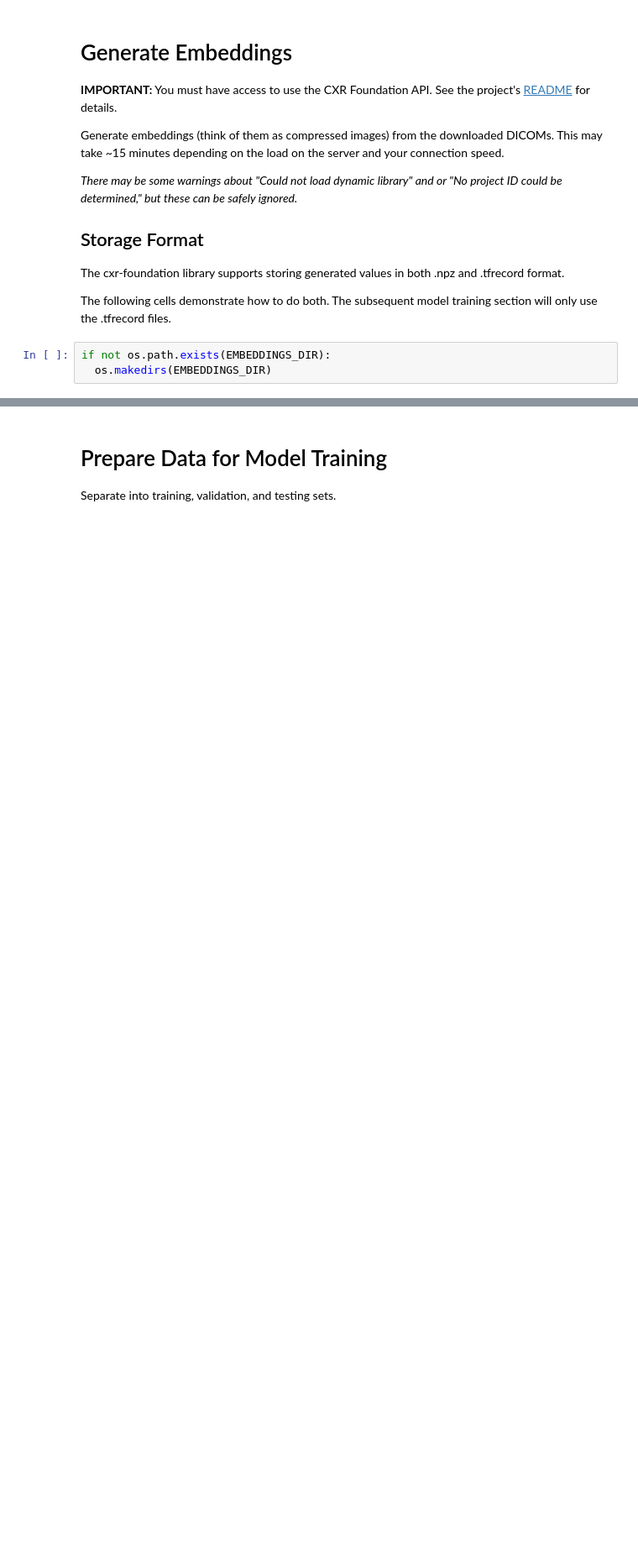
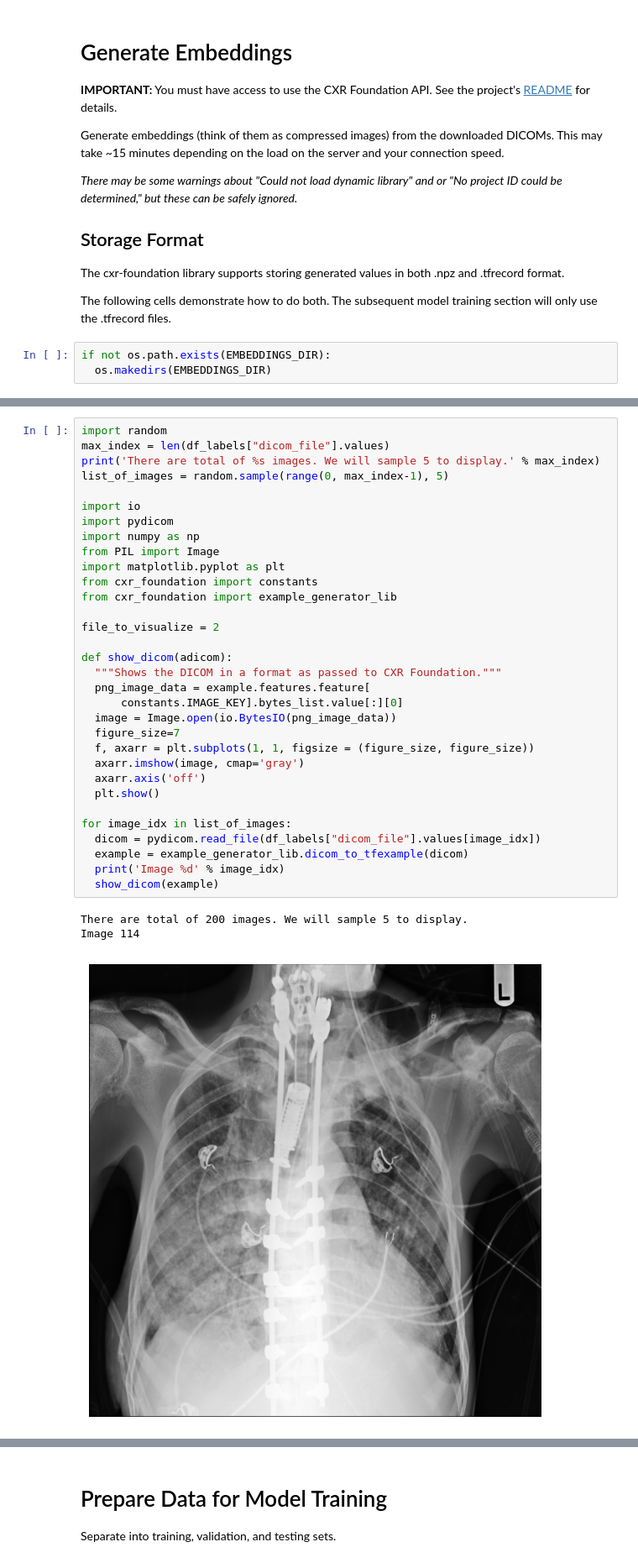
Before and after one commit to Google-Health/imaging-research, a Jupyter notebook: cxr-foundation/CXR_Foundation_Demo.ipynb, the cells around one changed output, grey strips where cells are left out. Shown at 84% size. Cells and saved outputs as stored; diff of their text form; blank space fills up the shorter version.

```diff
--- a/cxr-foundation/CXR_Foundation_Demo.ipynb
+++ b/cxr-foundation/CXR_Foundation_Demo.ipynb
@@ -122,0 +167,36 @@ if not os.path.exists(EMBEDDINGS_DIR):
+# %%
+import random
+max_index = len(df_labels["dicom_file"].values)
+print('There are total of %s images. We will sample 5 to display.' % max_index)
+list_of_images = random.sample(range(0, max_index-1), 5)
+
+import io
+import pydicom
+import numpy as np
+from PIL import Image
+import matplotlib.pyplot as plt
+from cxr_foundation import constants
+from cxr_foundation import example_generator_lib
+
+file_to_visualize = 2
+
+def show_dicom(adicom):
+  """Shows the DICOM in a format as passed to CXR Foundation."""
+  png_image_data = example.features.feature[
+      constants.IMAGE_KEY].bytes_list.value[:][0]
+  image = Image.open(io.BytesIO(png_image_data))
+  figure_size=7
+  f, axarr = plt.subplots(1, 1, figsize = (figure_size, figure_size))
+  axarr.imshow(image, cmap='gray')
+  axarr.axis('off')
+  plt.show()
+
+for image_idx in list_of_images:
+  dicom = pydicom.read_file(df_labels["dicom_file"].values[image_idx])
+  example = example_generator_lib.dicom_to_tfexample(dicom)
+  print('Image %d' % image_idx)
+  show_dicom(example)
+# %% [output]
+There are total of 200 images. We will sample 5 to display.
+Image 114
+[figure, added]
```
Also changed, not shown: parts of 13 cells of this notebook.
